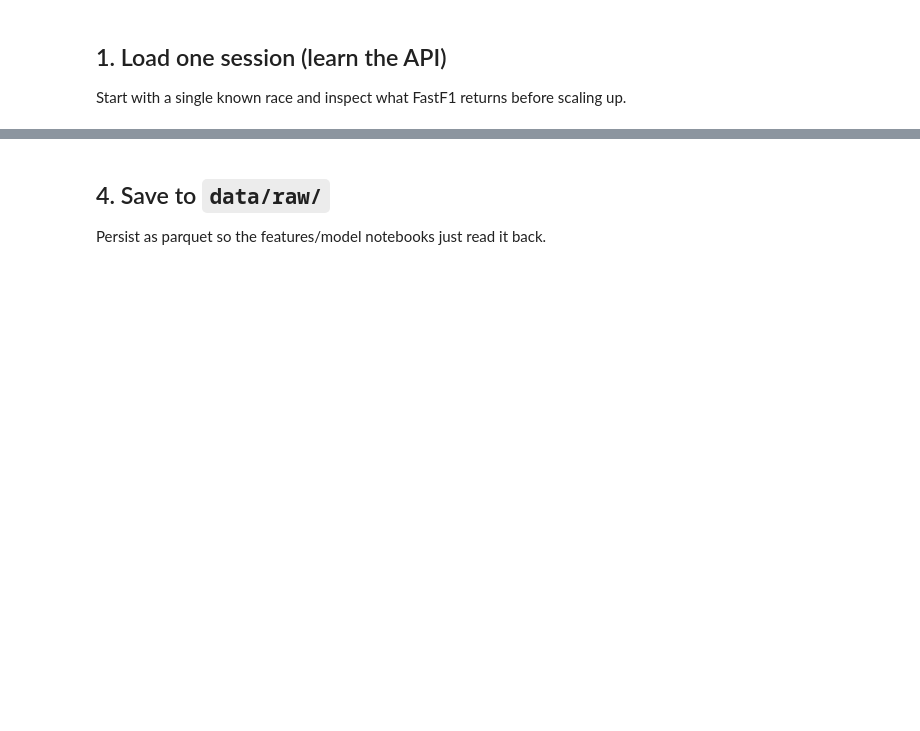
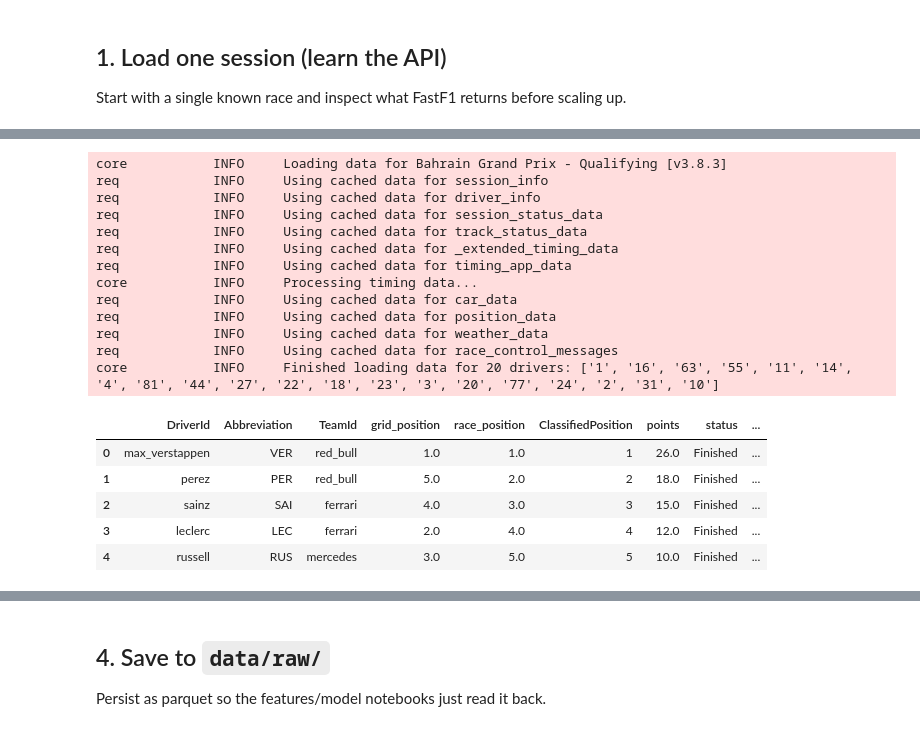
Before and after one commit to toosh-legacy/f1-pred-modal, a Jupyter notebook: notebooks/data_loading.ipynb, the cells around one changed output, grey strips where cells are left out. Cells and saved outputs as stored; diff of their text form; code cells hidden in the pictures; blank space fills up the shorter version.

```diff
--- a/notebooks/data_loading.ipynb
+++ b/notebooks/data_loading.ipynb
@@ -40,27 +101,70 @@ Reduce the wide results table to a tidy *row-per-driver-per-race* frame.
 # %%
-def tidy_results(session) -> pd.DataFrame:
-    """Return one tidy row per driver for a loaded session."""
-    res = session.results
-    ev = session.event
+def tidy_results(race, quali) -> pd.DataFrame:
+    """One tidy row per driver for a race weekend: race result + qualifying, merged on driver."""
+    ev = race.event
 
-    # TODO choose columns. Candidates in session.results:
-    #   DriverId, Abbreviation, TeamId, TeamName,
-    #   GridPosition, Position, Points, Status
-    cols = [
-        # "DriverId", "Abbreviation", "TeamId",
-        # "GridPosition", "Position", "Points", "Status",
-    ]
-    df = res[cols].copy()
+    # --- race side ---
+    r = race.results[
+        [
+            "DriverId",
+            "Abbreviation",        # readable code (VER, HAM) — handy for eyeballing
+            "TeamId",
+            "GridPosition",        # 0.0 == pit-lane start (clean later; don't treat as P0)
+            "Position",            # final finishing place (float; NaN if not classified)
+            "ClassifiedPosition",  # str: "1".."20", "R" retired, "D" disqualified
+            "Points",
+            "Status",              # "Finished" / "+1 Lap" / "Accident" / "Engine" ... -> DNF reason
+        ]
+    ].copy()
 
-    # TODO add race identifiers so rows stay self-describing after concat:
-    # df["season"] = ev["EventDate"].year
-    # df["round"]  = ev["RoundNumber"]
-    # df["event"]  = ev["EventName"]
+    r = r.rename(
+        columns={
+            "GridPosition": "grid_position",
+            "Position": "race_position",
+            "Points": "points",
+            "Status": "status",
+        }
+    )
+
+    # --- qualifying side ---
+    q = quali.results[["DriverId", "Position" ,"Q1", "Q2", "Q3"]].copy()
+    q["best_quali"] = q[["Q1", "Q2", "Q3"]].min(axis=1)
+    q = q.rename(columns={"Position": "quali_position", "Q3": "q3_time", "Q2": "q2_time", "Q1": "q1_time"})
+
+
+    # --- merge (race is the anchor: every driver who started the GP) ---
+    df = r.merge(q, on="DriverId", how="left")
+
+    # --- race identifiers, so rows stay self-describing after concat ---
+    df["season"] = int(ev["EventDate"].year)
+    df["round"] = int(ev["RoundNumber"])
+    df["event"] = ev["EventName"]
 
     return df
 
 
-# tidy_results(session).head()
+quali = fastf1.get_session(2024, 1, "Q"); quali.load()
+tidy_results(session, quali).head()
+# %% [output]
+core           INFO     Loading data for Bahrain Grand Prix - Qualifying [v3.8.3]
+req            INFO     Using cached data for session_info
+req            INFO     Using cached data for driver_info
+req            INFO     Using cached data for session_status_data
+req            INFO     Using cached data for track_status_data
+req            INFO     Using cached data for _extended_timing_data
+req            INFO     Using cached data for timing_app_data
+core           INFO     Processing timing data...
+req            INFO     Using cached data for car_data
+req            INFO     Using cached data for position_data
+req            INFO     Using cached data for weather_data
+req            INFO     Using cached data for race_control_messages
+core           INFO     Finished loading data for 20 drivers: ['1', '16', '63', '55', '11', '14', '4', '81', '44', '27', '22', '18', '23', '3', '20', '77', '24', '2', '31', '10']
+|  | DriverId | Abbreviation | TeamId | grid_position | race_position | ClassifiedPosition | points | status | ... |
+| 0 | max_verstappen | VER | red_bull | 1.0 | 1.0 | 1 | 26.0 | Finished | ... |
+| 1 | perez | PER | red_bull | 5.0 | 2.0 | 2 | 18.0 | Finished | ... |
+| 2 | sainz | SAI | ferrari | 4.0 | 3.0 | 3 | 15.0 | Finished | ... |
+| 3 | leclerc | LEC | ferrari | 2.0 | 4.0 | 4 | 12.0 | Finished | ... |
+| 4 | russell | RUS | mercedes | 3.0 | 5.0 | 5 | 10.0 | Finished | ... |
 # %% [markdown]
 ## 3. Loop over seasons and rounds
 
```
Also changed, not shown: parts of 7 cells of this notebook, 2 other files.
